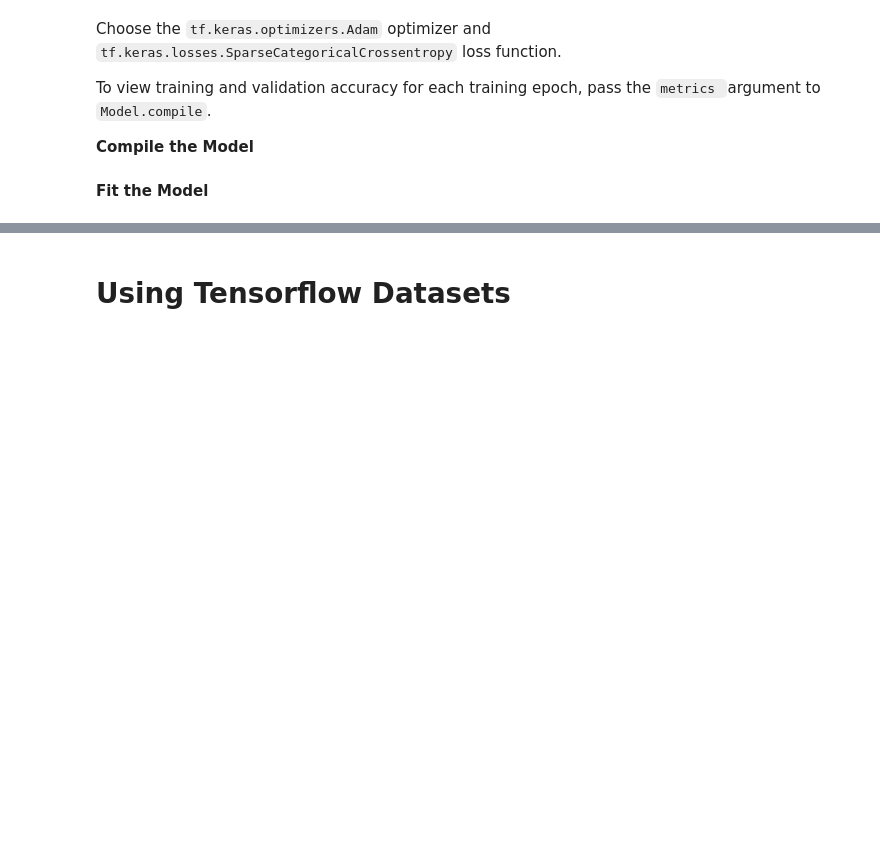
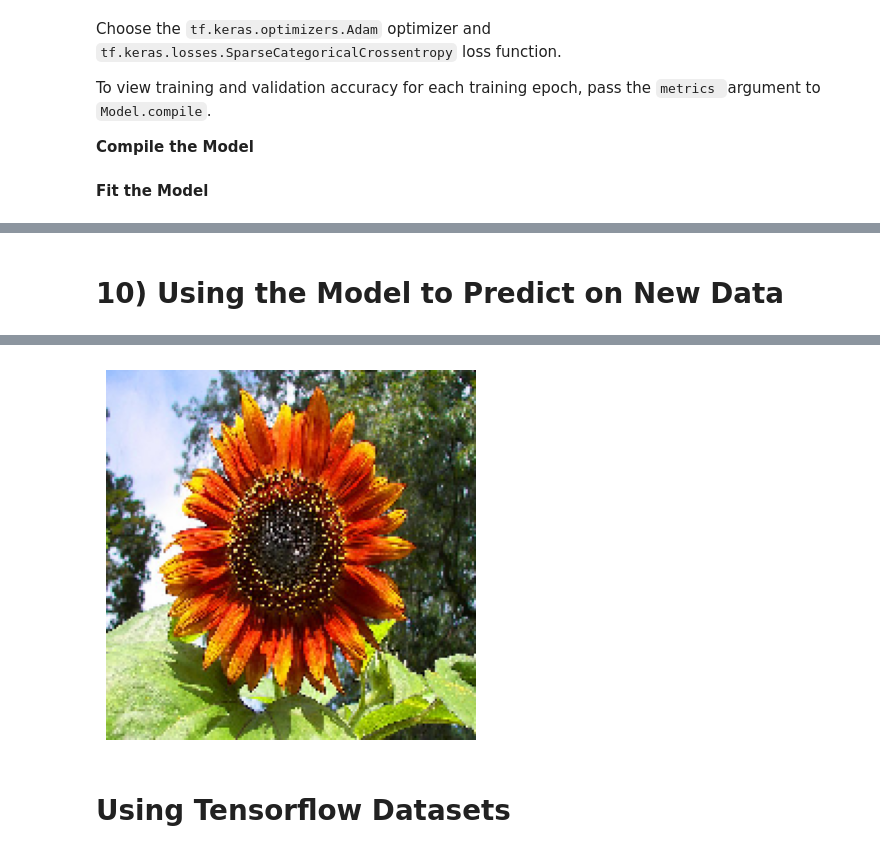
Before and after one commit to neko88/Machine-Learning, a Jupyter notebook: Tensorflow_Intro_02_Image_Classification.ipynb, the cells around one changed output, grey strips where cells are left out. Cells and saved outputs as stored; diff of their text form; code cells hidden in the pictures; blank space fills up the shorter version.

```diff
--- a/Tensorflow_Intro_02_Image_Classification.ipynb
+++ b/Tensorflow_Intro_02_Image_Classification.ipynb
@@ -244,0 +313,22 @@ Epoch 3/3
+# %% [markdown]
+# 10) Using the Model to Predict on New Data
+# %%
+sunflower_url = "https://storage.googleapis.com/download.tensorflow.org/example_images/592px-Red_sunflower.jpg"
+sunflower_path = tf.keras.utils.get_file('Red_sunflower', origin=sunflower_url)
+
+img = tf.keras.utils.load_img(
+    sunflower_path, target_size=(img_height, img_width)
+)
+plt.imshow(img)
+plt.axis('Off')
+img_array = tf.keras.utils.img_to_array(img)
+img_array = tf.expand_dims(img_array, 0) # Create a batch
+
+predictions = model.predict(img_array)
+score = tf.nn.softmax(predictions[0])
+
+print(
+    "This image most likely belongs to {} with a {:.2f} percent confidence."
+    .format(class_names[np.argmax(score)], 100 * np.max(score))
+)
+# %% [output]
@@ -245,3 +337,4 @@ Epoch 3/3
+[figure, added]
 # %% [markdown]
 # Using Tensorflow Datasets
 # %%
```
Also changed, not shown: parts of 11 cells of this notebook.
